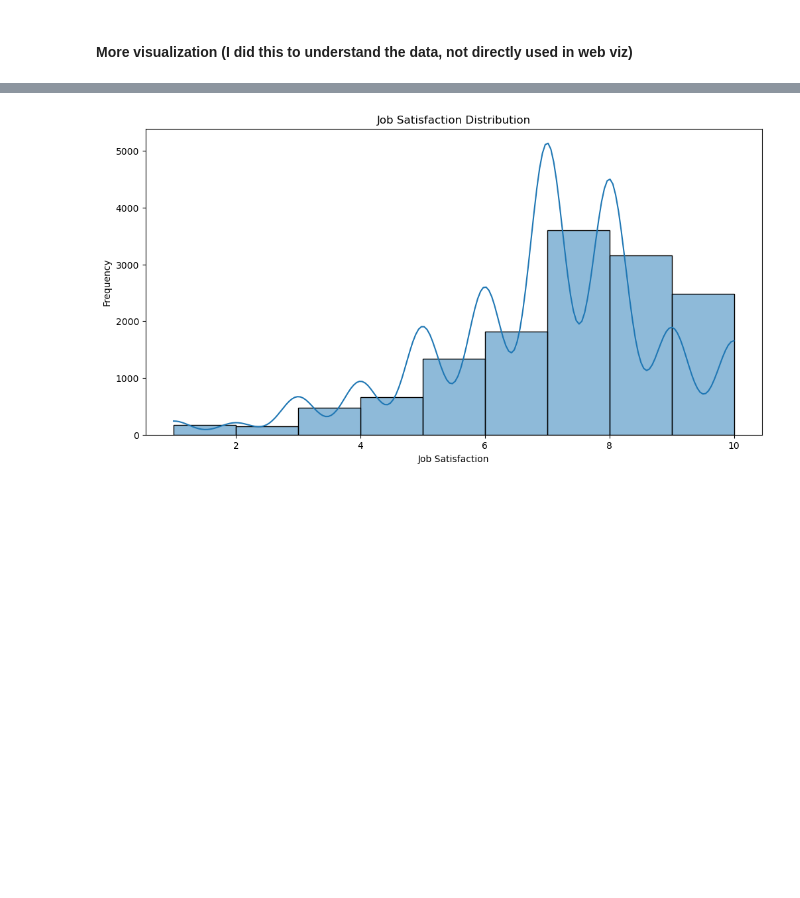
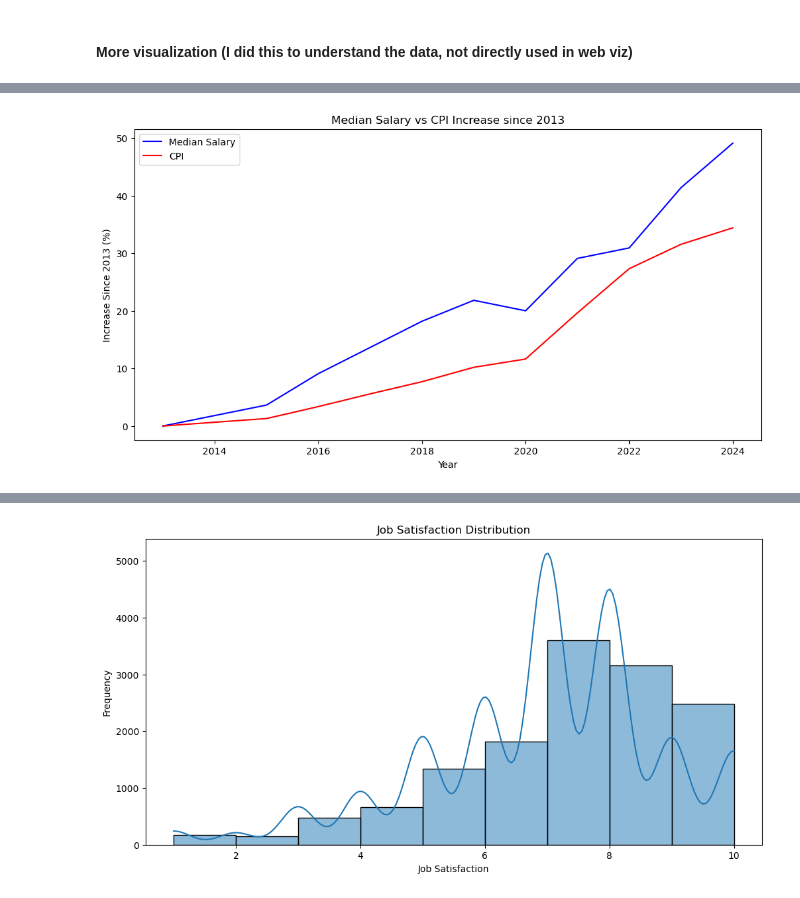
Before and after one commit to desaiwang/architects-salary, a Jupyter notebook: data/archinet_query.ipynb, the cells around one changed output, grey strips where cells are left out. Cells and saved outputs as stored; diff of their text form; code cells hidden in the pictures; blank space fills up the shorter version.

```diff
--- a/data/archinet_query.ipynb
+++ b/data/archinet_query.ipynb
@@ -600,0 +671,33 @@ plt.show()
+# %%
+import matplotlib.pyplot as plt
+# Calculate the median salary by year
+df_fulltime_median_by_year = df_fulltime.groupby('Year')['Salary'].median().reset_index()
+#calculate percentage change since 2013
+df_fulltime_median_by_year['Salary Growth (%)'] = (df_fulltime_median_by_year['Salary']/ df_fulltime_median_by_year.iloc[0]['Salary'] -1)* 100
+
+# Limit df_cpi to 2013 to 2024
+df_cpi_limited = df_cpi[df_cpi['DATE'] >= '2013-01-01']
+df_cpi_by_year = df_cpi_limited.set_index('DATE').resample('Y').last()['CPIAUCSL'].reset_index()
+df_cpi_by_year['DATE'] = df_cpi_by_year['DATE'].dt.year
+#calculate percentage change since 2013
+df_cpi_by_year['CPI Growth (%)'] = (df_cpi_by_year['CPIAUCSL']/ df_cpi_by_year.iloc[0]['CPIAUCSL'] -1)*100
+
+# Plot the median salary by year
+plt.figure(figsize=(12, 6))
+plt.plot(df_fulltime_median_by_year['Year'], df_fulltime_median_by_year['Salary Growth (%)'], color='blue', label='Median Salary')
+plt.plot(df_cpi_by_year['DATE'], df_cpi_by_year['CPI Growth (%)'], color='red', label='CPI')
+
+# # Annotate the values on the graph
+# for i, row in df_fulltime_median_by_year.iterrows():
+#   plt.annotate(f"{row['Salary Growth (%)']:.1f}%", (row['Year'], row['Salary Growth (%)']), textcoords="offset points", xytext=(0,5), ha='center', color='blue')
+
+# for i, row in df_cpi_by_year.iterrows():
+#   plt.annotate(f"{row['CPI Growth (%)']:.1f}%", (row['DATE'], row['CPI Growth (%)']), textcoords="offset points", xytext=(0,5), ha='center', color='red')
+
+plt.title("Median Salary vs CPI Increase since 2013")
+plt.xlabel("Year")
+plt.ylabel("Increase Since 2013 (%)")
+plt.legend()
+plt.show()
+# %% [output]
+[figure, added]
```
Also changed, not shown: parts of 27 cells of this notebook, 4 other files.
